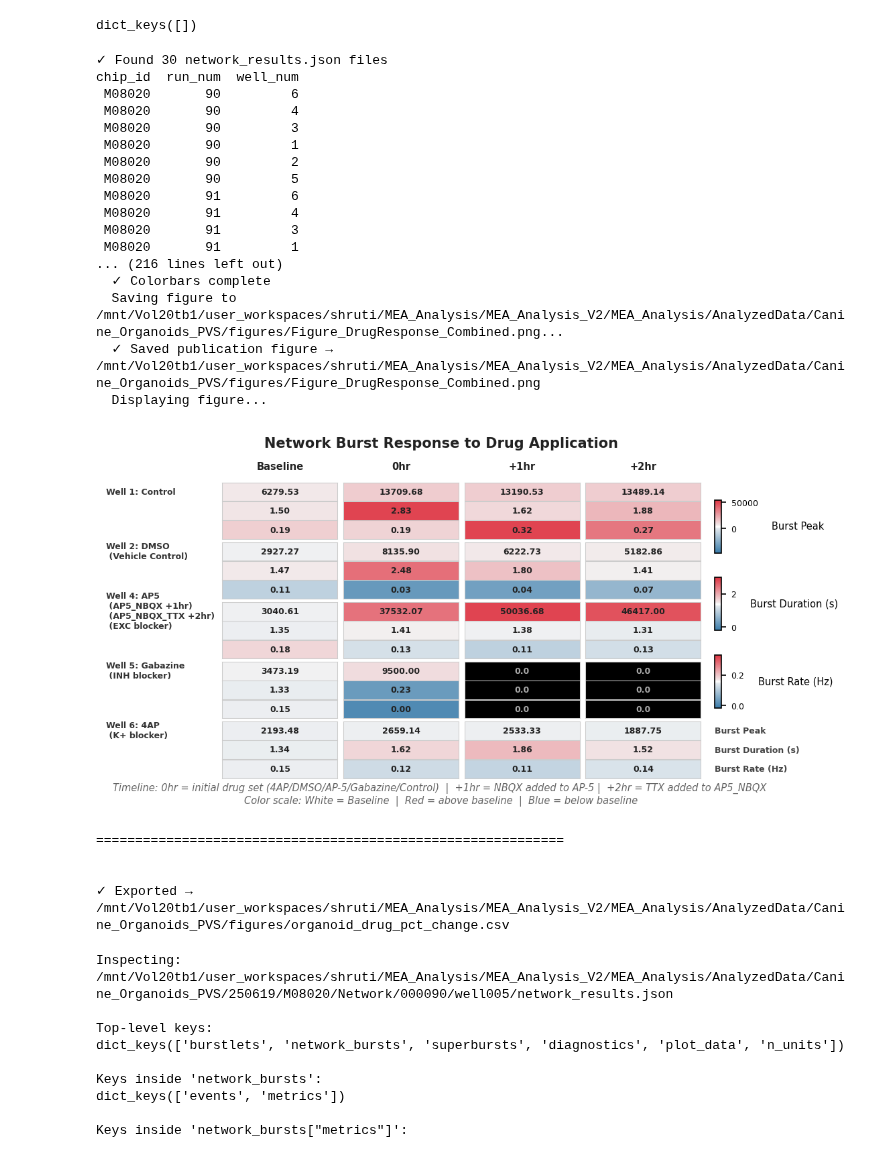
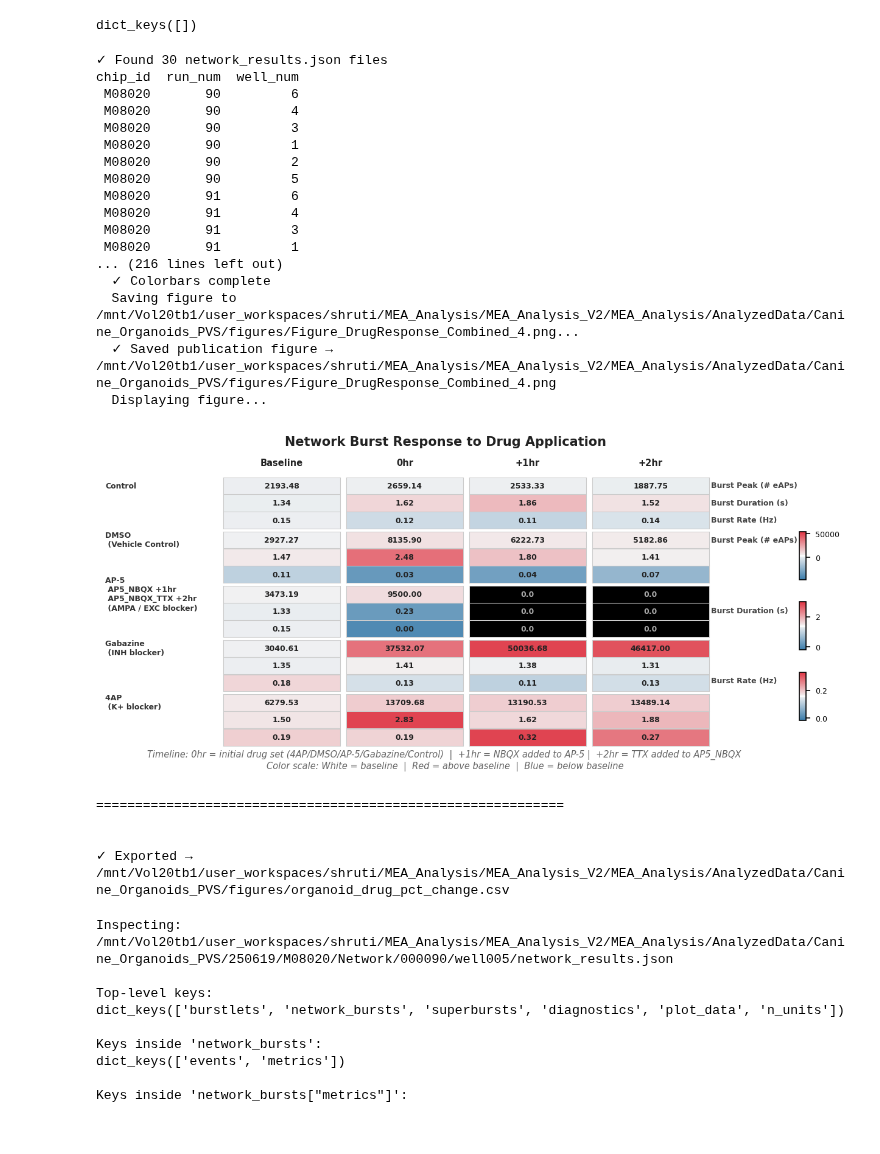
Before and after one commit to roybens/MEA_Analysis, a Jupyter notebook: IPNAnalysis/workbooks/organoid_data.ipynb, the cells around one changed output. Drawn from its saved outputs; the diff is of its cells as text; code cells hidden in the pictures.

Commit message:
K9 organoid data heatmap

```diff
--- a/IPNAnalysis/workbooks/organoid_data.ipynb
+++ b/IPNAnalysis/workbooks/organoid_data.ipynb
@@ -190,11 +190,11 @@ TIMELINE = {
 # Treatment mapping (well number → initial treatment)
 # Wells 3&5 get cumulative additions over time
 TREATMENTS = {
-    1: "Control",
+    1: "4AP \n (K+ blocker)",
     2: "DMSO \n (Vehicle Control)",
-    4: "AP5 \n (AP5_NBQX +1hr) \n (AP5_NBQX_TTX +2hr) \n (EXC blocker)",
-    5: "Gabazine \n (INH blocker)",         # becomes AP-5_NBQX at +1hr, AP-5_NBQX_TTX at +2hr
-    6: "4AP \n (K+ blocker)",
+    4: "Gabazine \n (INH blocker)",
+    5: "AP-5 \n AP5_NBQX +1hr \n AP5_NBQX_TTX +2hr \n (AMPA / EXC blocker)",         # becomes AP-5_NBQX at +1hr, AP-5_NBQX_TTX at +2hr
+    6: "Control",
 }
 
 
@@ -401,7 +401,6 @@ def compute_pct_change(df):
 
 
 pct_df = compute_pct_change(merged)
-pct_df["row_label"] = pct_df["well_num"].map(lambda w: f"Well {w}: {TREATMENTS[w]}")
 print(f"\n✓ Computed % change from baseline (Run {BASELINE_RUN}) for {len(pct_df)} datapoints")
 print(pct_df.head(20).to_string(index=False))
 
@@ -425,7 +424,7 @@ def make_combined_heatmap(df, save_dir=None):
 
     # Select 3 key metrics for the paper figure
     selected_metrics = {
-        "nb_burst_peak":  "Burst Peak",
+        "nb_burst_peak":  "Burst Peak (# eAPs)",
         "nb_duration_mean_s": "Burst Duration (s)",
         "nb_rate_hz":         "Burst Rate (Hz)",
     }
@@ -445,12 +444,11 @@ def make_combined_heatmap(df, save_dir=None):
 
     # Get unique wells/timepoints for the grid
     #wells_ordered = sorted(mdata["well_num"].unique())
-    wells_ordered = list(TREATMENTS.keys())
-    row_labels = [f"Well {w}: {TREATMENTS[w]}" for w in wells_ordered]
-    '''row_labels = [
-        f"Well {w}: {mdata[mdata['well_num']==w]['treatment'].iloc[0]}"
+    wells_ordered = [6,2,5,4,1]
+    row_labels = [
+        f"{mdata[mdata['well_num']==w]['treatment'].iloc[0]}"
         for w in wells_ordered
-    ]'''
+    ]
     timepoints_ordered = ["Baseline","0hr", "+1hr", "+2hr"]
 
     print(f"  Grid dimensions: {len(row_labels)} rows × {len(timepoints_ordered)} cols × {len(selected_metrics)} metrics")
@@ -465,7 +463,7 @@ def make_combined_heatmap(df, save_dir=None):
 
     # Create figure with custom gridspec for split cells
     print("  Creating figure and GridSpec...")
-    fig = plt.figure(figsize=(n_cols * 1.7, n_rows * 0.7), dpi=150)
+    fig = plt.figure(figsize=(n_cols * 1.9, n_rows * 0.7), dpi=150)
 
     # Main grid: one "super-cell" per row×col
     from matplotlib.gridspec import GridSpec
@@ -612,7 +610,7 @@ def make_combined_heatmap(df, save_dir=None):
     for mi, (metric_key, metric_short) in enumerate(selected_metrics.items()):
         ax_right = axes_grid[(n_rows // 2, n_cols - 1, mi)]
         fig.text(
-            0.90, ax_right.get_position().y0 + ax_right.get_position().height / 2 - 0.34,
+            0.8825, ax_right.get_position().y0 + ax_right.get_position().height / 2 + 0.34,
             metric_short,
             ha="left", va="center", fontsize=6, fontweight="bold",
             color="#444444", rotation=0
@@ -632,7 +630,7 @@ def make_combined_heatmap(df, save_dir=None):
         0.5, 0.001,
         "Timeline: 0hr = initial drug set (4AP/DMSO/AP-5/Gabazine/Control)  |  "
         "+1hr = NBQX added to AP-5 |  +2hr = TTX added to AP5_NBQX \n"
-        "Color scale: White = Baseline  |  Red = above baseline  |  Blue = below baseline",
+        "Color scale: White = baseline  |  Red = above baseline  |  Blue = below baseline",
         ha="center", va="bottom", fontsize=7, color="#666666",
         style="italic", multialignment="center"
     )
@@ -641,9 +639,9 @@ def make_combined_heatmap(df, save_dir=None):
     print("  Adding colorbars...")
     # Add small colorbars on the right for each metric
     cbar_ax_positions = [
-        (0.9, 0.72, 0.01, 0.15),   # Burst Count
-        (0.9, 0.50, 0.01, 0.15),   # Duration
-        (0.9, 0.28, 0.01, 0.15),   # IBI
+        (1.01, 0.6, 0.01, 0.15),   # Burst Count
+        (1.01, 0.38, 0.01, 0.15),   # Duration
+        (1.01, 0.16, 0.01, 0.15),   # Burst Rate
     ]
 
     for mi, (metric_key, metric_label) in enumerate(selected_metrics.items()):
@@ -657,8 +655,9 @@ def make_combined_heatmap(df, save_dir=None):
         cbar_ax = fig.add_axes(cbar_ax_positions[mi])
         cbar = fig.colorbar(sm, cax=cbar_ax)
         cbar.ax.tick_params(labelsize=6)
-        cbar.set_label(metric_label.replace("\n", " "), fontsize=7, rotation=0,
-                      ha="left", va="center", labelpad=10)
+        cbar.set_label(metric_label.replace("\n", " "), fontsize=6, fontweight="bold", color="#444444", rotation=0,
+                      ha="left", va="center", labelpad=-80)
+        cbar.ax.yaxis.set_label_coords(-12.75, 0.82)
 
         # Mark baseline with horizontal line
         cbar.ax.axhline(baseline, color="white", linewidth=1.5, linestyle="--", alpha=0.8)
@@ -667,7 +666,7 @@ def make_combined_heatmap(df, save_dir=None):
 
     if save_dir is not None:
         Path(save_dir).mkdir(parents=True, exist_ok=True)
-        out = Path(save_dir) / "Figure_DrugResponse_Combined.png"
+        out = Path(save_dir) / "Figure_DrugResponse_Combined_4.png"
         print(f"  Saving figure to {out}...")
         fig.savefig(out, dpi=300, bbox_inches="tight", facecolor="white")
         print(f"  ✓ Saved publication figure → {out}")
@@ -676,36 +675,36 @@ def make_combined_heatmap(df, save_dir=None):
     plt.show()
     print("="*60 + "\n")
 
 
 SAVE_DIR = BASE_DIR / "figures"
 make_combined_heatmap(pct_df, save_dir=SAVE_DIR)
 
 
 # ── Cell 8: Export tidy data ──────────────────────────────────────────────────
 
 out_csv = BASE_DIR / "figures" / "organoid_drug_pct_change.csv"
 out_csv.parent.mkdir(parents=True, exist_ok=True)
 pct_df.to_csv(out_csv, index=False)
 print(f"\n✓ Exported → {out_csv}")
 # %% [output]
 ✓ Found 30 network_results.json files
 chip_id  run_num  well_num
  M08020       90         6
  M08020       90         4
  M08020       90         3
  M08020       90         1
  M08020       90         2
  M08020       90         5
  M08020       91         6
  M08020       91         4
  M08020       91         3
  M08020       91         1
 ... (216 lines left out)
   ✓ Colorbars complete
-  Saving figure to /mnt/Vol20tb1/user_workspaces/shruti/MEA_Analysis/MEA_Analysis_V2/MEA_Analysis/AnalyzedData/Canine_Organoids_PVS/figures/Figure_DrugResponse_Combined.png...
-  ✓ Saved publication figure → /mnt/Vol20tb1/user_workspaces/shruti/MEA_Analysis/MEA_Analysis_V2/MEA_Analysis/AnalyzedData/Canine_Organoids_PVS/figures/Figure_DrugResponse_Combined.png
+  Saving figure to /mnt/Vol20tb1/user_workspaces/shruti/MEA_Analysis/MEA_Analysis_V2/MEA_Analysis/AnalyzedData/Canine_Organoids_PVS/figures/Figure_DrugResponse_Combined_4.png...
+  ✓ Saved publication figure → /mnt/Vol20tb1/user_workspaces/shruti/MEA_Analysis/MEA_Analysis_V2/MEA_Analysis/AnalyzedData/Canine_Organoids_PVS/figures/Figure_DrugResponse_Combined_4.png
   Displaying figure...
-[figure, old version]
+[figure, new version]
 ============================================================
 
 
```
Also changed, not shown: parts of 1 cell of this notebook.
